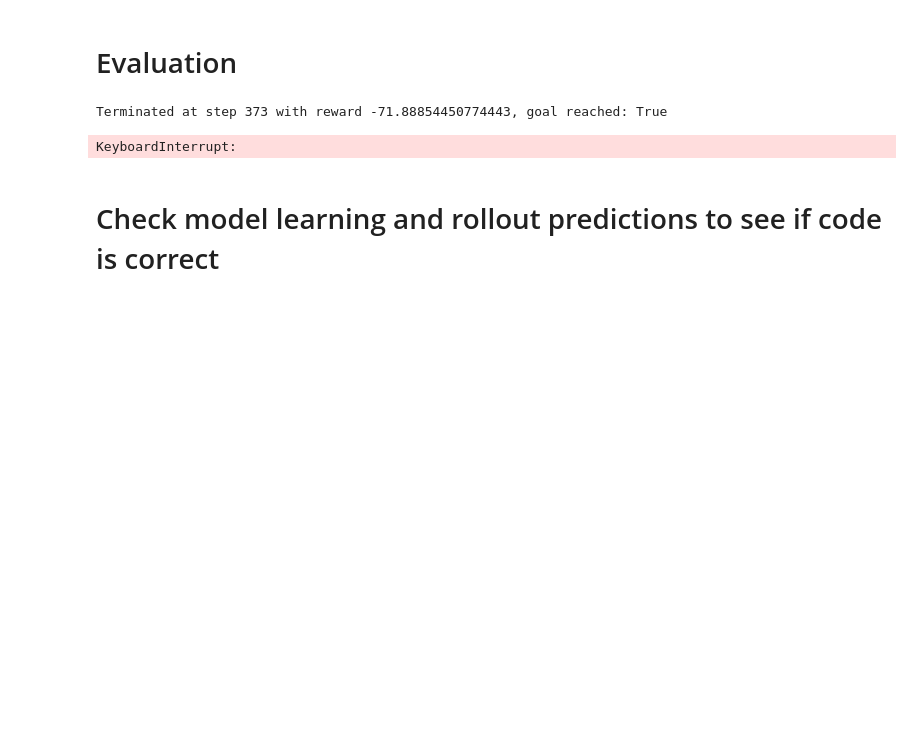
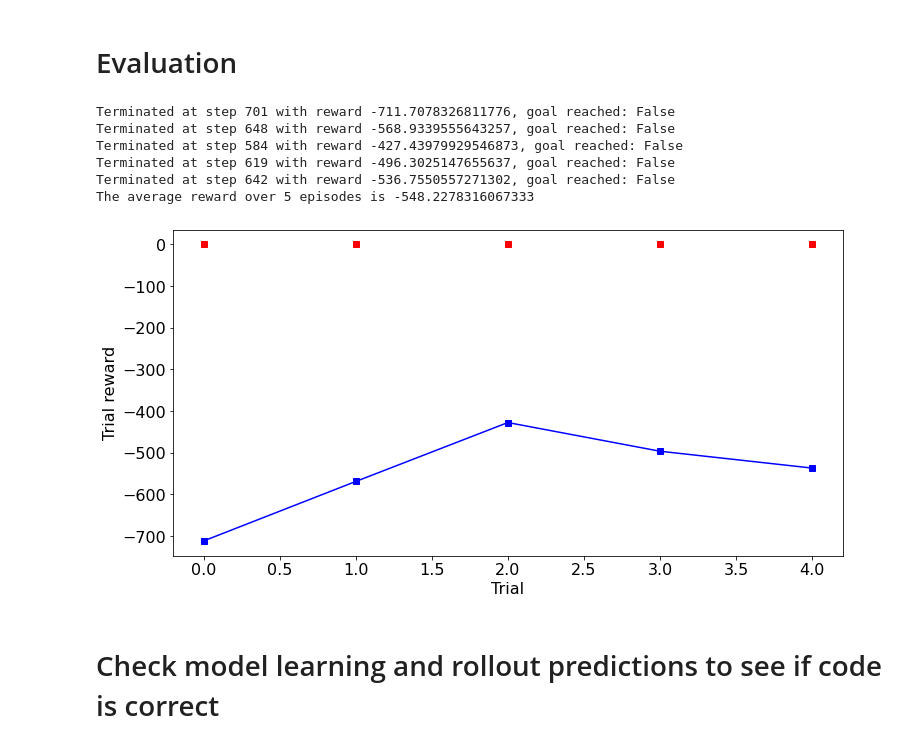
Before and after one commit to maxyang27896/mbrl-lib, a Jupyter notebook: notebooks/object_pushing_pets_example.ipynb, the cells around one changed output. Saved outputs shown, nothing was run; the diff lists cells and outputs as text; code cells hidden in the pictures; blank space fills up the shorter version.

```diff
--- a/notebooks/object_pushing_pets_example.ipynb
+++ b/notebooks/object_pushing_pets_example.ipynb
@@ -48,8 +48,8 @@ rl_params["env_modes"][ 'control_mode'] = 'TCP_position_control'
 rl_params["env_modes"][ 'terminate_early']  = True
 rl_params["env_modes"][ 'use_contact'] = True
 rl_params["env_modes"][ 'traj_type'] = 'point'
-rl_params["env_modes"]['task'] = "goal_pos",
-# rl_params["env_modes"]['planar_states'] = True
+rl_params["env_modes"][ 'task'] = "john_task"
+rl_params["env_modes"]['planar_states'] = True
 print(rl_params)
 print(algo_params)
 
@@ -93,8 +117,8 @@ print(act_shape)
 trial_length = 1000
 num_trials = 30
 ensemble_size = 5
-initial_buffer_size = 1000
-buffer_size = 10000
+initial_buffer_size = 2000
+buffer_size = num_trials * trial_length
 target_normalised = True
 
 # Everything with "???" indicates an option with a missing value.
@@ -1012,28 +1194,28 @@ def plot_and_save_push_plots(df, trials, directory):
         ax.plot(df.query("trial==@trial")["goal_x"].iloc[0], df.query("trial==@trial")["goal_y"].iloc[0], "x", markersize=20, markeredgecolor="black", label="goal position")
         ax.set_xlabel("x workframe")
         ax.set_ylabel("y workframe")
-        ax.set_xlim([0, 0.3])
-        ax.set_ylim([-0.1, 0.1])
+        ax.set_xlim([env.robot.arm.TCP_lims[0, 0], env.robot.arm.TCP_lims[0, 1]])
+        ax.set_ylim([env.robot.arm.TCP_lims[1, 0], env.robot.arm.TCP_lims[1, 1]])
         ax.legend()
         fig_xy.savefig(os.path.join(directory, "workframe_plot_trial_{}.png".format(trial)))
         plt.close(fig_xy)
 
         fig_time_xy, axs = plt.subplots(1, 2, figsize=(14, 3.75), gridspec_kw={"width_ratios": [1, 1]})
-        axs[0].plot(df.query("trial==@trial")["time_steps"], df.query("trial==@trial")["tcp_x"] - df.query("trial==@trial")["goal_x"], "bs", label='tcp from goal')
-        axs[0].plot(df.query("trial==@trial").query("contact==@loss_contact")["time_steps"], df.query("trial==@trial").query("contact==@loss_contact")["tcp_x"] - df.query("trial==@trial").query("contact==@loss_contact")["goal_x"], "g+", markersize=20)
-        axs[0].plot(df.query("trial==@trial")["time_steps"], df.query("trial==@trial")["contact_x"] - df.query("trial==@trial")["goal_x"], "rs", label='contact from goal')
-        axs[0].plot(df.query("trial==@trial").query("contact==@loss_contact")["time_steps"], df.query("trial==@trial").query("contact==@loss_contact")["contact_x"]- df.query("trial==@trial").query("contact==@loss_contact")["goal_x"], "gx", markersize=20)
+        axs[0].plot(df.query("trial==@trial")["time_steps"], df.query("trial==@trial")["tcp_x"], "bs", label='tcp ')
+        axs[0].plot(df.query("trial==@trial").query("contact==@loss_contact")["time_steps"], df.query("trial==@trial").query("contact==@loss_contact")["tcp_x"], "g+", markersize=20)
+        axs[0].plot(df.query("trial==@trial")["time_steps"], df.query("trial==@trial")["contact_x"], "rs", label='contact')
+        axs[0].plot(df.query("trial==@trial").query("contact==@loss_contact")["time_steps"], df.query("trial==@trial").query("contact==@loss_contact")["contact_x"], "gx", markersize=20)
         axs[0].set_xlabel("Time steps (s)")
         axs[0].set_ylabel("x axis workframe")
-        axs[0].set_ylim([-0.3, 0.1])
+        axs[0].set_ylim([env.robot.arm.TCP_lims[0, 0], env.robot.arm.TCP_lims[0, 1]])
         axs[0].legend()
-        axs[1].plot(df.query("trial==@trial")["time_steps"], df.query("trial==@trial")["tcp_y"] - df.query("trial==@trial")["goal_y"], "bs", label='tcp')
-        axs[1].plot(df.query("trial==@trial").query("contact==@loss_contact")["time_steps"], df.query("trial==@trial").query("contact==@loss_contact")["tcp_y"] - df.query("trial==@trial").query("contact==@loss_contact")["goal_y"], "g+", markersize=20)
-        axs[1].plot(df.query("trial==@trial")["time_steps"], df.query("trial==@trial")["contact_y"] - df.query("trial==@trial")["goal_y"], "rs", label='contact from goal')
-        axs[1].plot(df.query("trial==@trial").query("contact==@loss_contact")["time_steps"], df.query("trial==@trial").query("contact==@loss_contact")["contact_y"] - df.query("trial==@trial").query("contact==@loss_contact")["goal_y"], "gx", markersize=20)
+        axs[1].plot(df.query("trial==@trial")["time_steps"], df.query("trial==@trial")["tcp_y"], "bs", label='tcp')
+        axs[1].plot(df.query("trial==@trial").query("contact==@loss_contact")["time_steps"], df.query("trial==@trial").query("contact==@loss_contact")["tcp_y"], "g+", markersize=20)
+        axs[1].plot(df.query("trial==@trial")["time_steps"], df.query("trial==@trial")["contact_y"], "rs", label='contact')
+        axs[1].plot(df.query("trial==@trial").query("contact==@loss_contact")["time_steps"], df.query("trial==@trial").query("contact==@loss_contact")["contact_y"], "gx", markersize=20)
         axs[1].set_xlabel("Time steps (s)")
         axs[1].set_ylabel("y axis workframe")
-        axs[1].set_ylim([-0.2, 0.2])
+        axs[1].set_ylim([env.robot.arm.TCP_lims[1, 0], env.robot.arm.TCP_lims[1, 1]])
         axs[1].legend()
         fig_time_xy.savefig(os.path.join(directory, "time_plot_trial_{}.png".format(trial)))
         plt.close(fig_time_xy)
@@ -1064,7 +1246,7 @@ plot_and_save_push_plots(df_training, num_trials, training_result_directory)
 # Evaluation
 # %%
 # Main PETS loop
-num_test_trials = 20
+num_test_trials = 5
 all_rewards = []
 evaluation_result = []
 goal_reached = []
@@ -1094,7 +1276,8 @@ for trial in range(num_test_trials):
     trial_pb_steps = 0.0
     steps_trial = 0
 
-    tcp_pos_workframe, cur_obj_pos_workframe = get_states_from_obs(obs)
+    tcp_pos_workframe, _, _, _, _ = env.robot.arm.get_current_TCP_pos_vel_workframe()
+    cur_obj_pos_workframe = get_states_from_obs(obs)
     evaluation_result.append(np.hstack([trial,
                                         steps_trial,
                                         trial_pb_steps,
@@ -1122,7 +1305,8 @@ for trial in range(num_test_trials):
         trial_pb_steps += info["num_of_pb_steps"]
         steps_trial += 1
 
-        tcp_pos_workframe, cur_obj_pos_workframe = get_states_from_obs(obs)
+        tcp_pos_workframe, _, _, _, _ = env.robot.arm.get_current_TCP_pos_vel_workframe()
+        cur_obj_pos_workframe = get_states_from_obs(obs)
         evaluation_result.append(np.hstack([trial,
                                             steps_trial,
                                             trial_pb_steps * env._sim_time_step,
@@ -1162,35 +1346,40 @@ print("The average reward over {} episodes is {}".format(num_test_trials, np.mea
 
 # Save data
 evaluation_result = np.array(evaluation_result)
 df_evaluation = pd.DataFrame(evaluation_result, columns = data_columns)
 pd.DataFrame(evaluation_result).to_csv(os.path.join(work_dir, "evaluation_results.csv"))
 
 # plot evaluation results
 evaluation_result_directory = os.path.join(work_dir, "evaluation_result")
 if not os.path.exists(evaluation_result_directory):
     os.mkdir(evaluation_result_directory)
 else:
     for filename in os.listdir(evaluation_result_directory):
         file_path = os.path.join(evaluation_result_directory, filename)
         try:
             if os.path.isfile(file_path) or os.path.islink(file_path):
                 os.unlink(file_path)
             elif os.path.isdir(file_path):
                 shutil.rmtree(file_path)
         except Exception as e:
             print('Failed to delete %s. Reason: %s' % (file_path, e))
 
 plot_and_save_push_plots(df_evaluation, num_test_trials, evaluation_result_directory)
 
 # Plot evaluation results
 fig, ax = plt.subplots(figsize=(12, 6))
 ax.plot(all_rewards, 'bs-', goal_reached, 'rs')
 ax.set_xlabel("Trial")
 ax.set_ylabel("Trial reward")
 fig.savefig(os.path.join(work_dir, "evaluation_output.png"))
 # %% [output]
-Terminated at step 373 with reward -71.88854450774443, goal reached: True
+Terminated at step 701 with reward -711.7078326811776, goal reached: False
+Terminated at step 648 with reward -568.9339555643257, goal reached: False
+Terminated at step 584 with reward -427.43979929546873, goal reached: False
+Terminated at step 619 with reward -496.3025147655637, goal reached: False
+Terminated at step 642 with reward -536.7550557271302, goal reached: False
+The average reward over 5 episodes is -548.2278316067333
-KeyboardInterrupt:
+[figure, added]
 # %% [markdown]
 # Check model learning and rollout predictions to see if code is correct
 # %%
```
Also changed, not shown: parts of 19 cells of this notebook, 5 other files.
